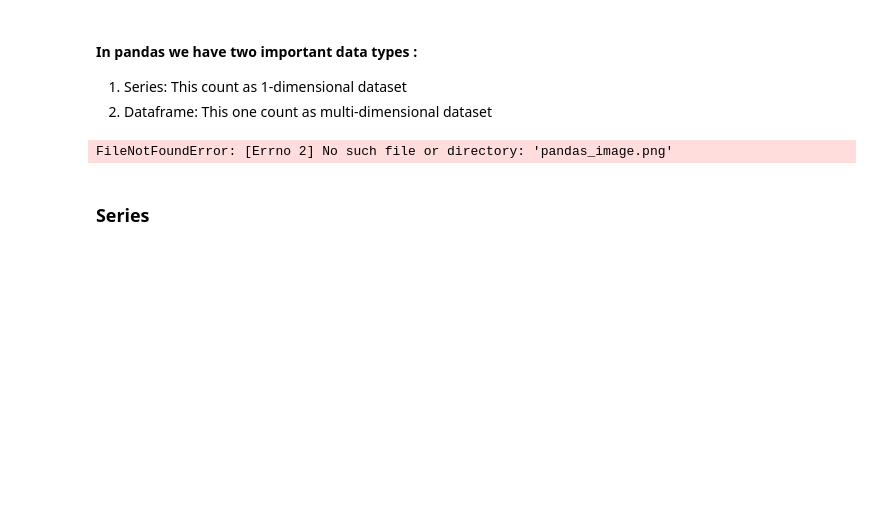
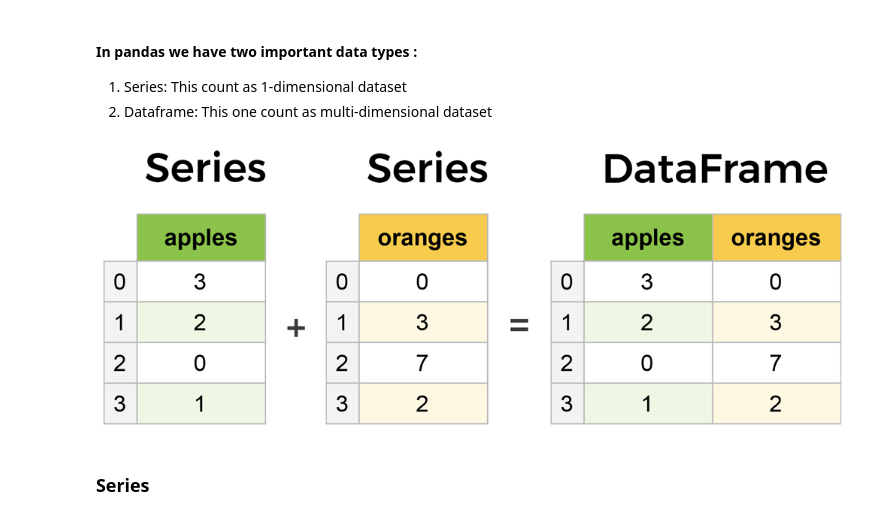
Before and after one commit to armingolzar/Advanced_Python_DataScience_Course, a Jupyter notebook: pandas_tutorial.ipynb, the cells around one changed output. Saved outputs shown, nothing was run; the diff lists cells and outputs as text; code cells hidden in the pictures; blank space fills up the shorter version.

Commit message:
everything is complete until pandas

```diff
--- a/pandas_tutorial.ipynb
+++ b/pandas_tutorial.ipynb
@@ -9,9 +9,9 @@ import pandas as pd
 2. Dataframe: This one count as multi-dimensional dataset
 # %%
 from IPython.display import Image
-Image(filename='pandas_image.png')
+Image(filename='pandas.png')
 # %% [output]
-FileNotFoundError: [Errno 2] No such file or directory: 'pandas_image.png'
+[figure, added]
 # %% [markdown]
 ### Series
 # %%
```
Also changed, not shown: parts of 17 cells of this notebook, 4 other files.
